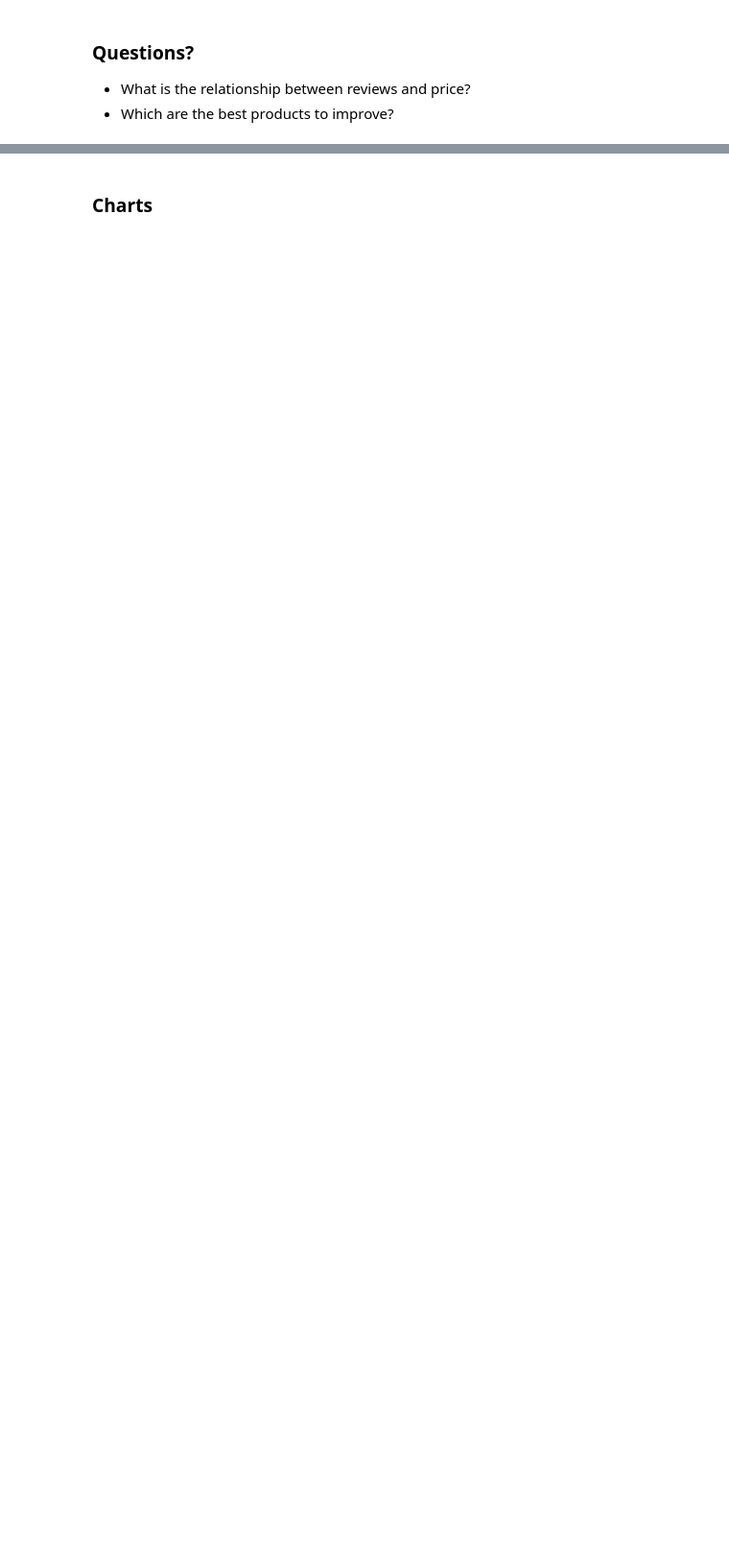
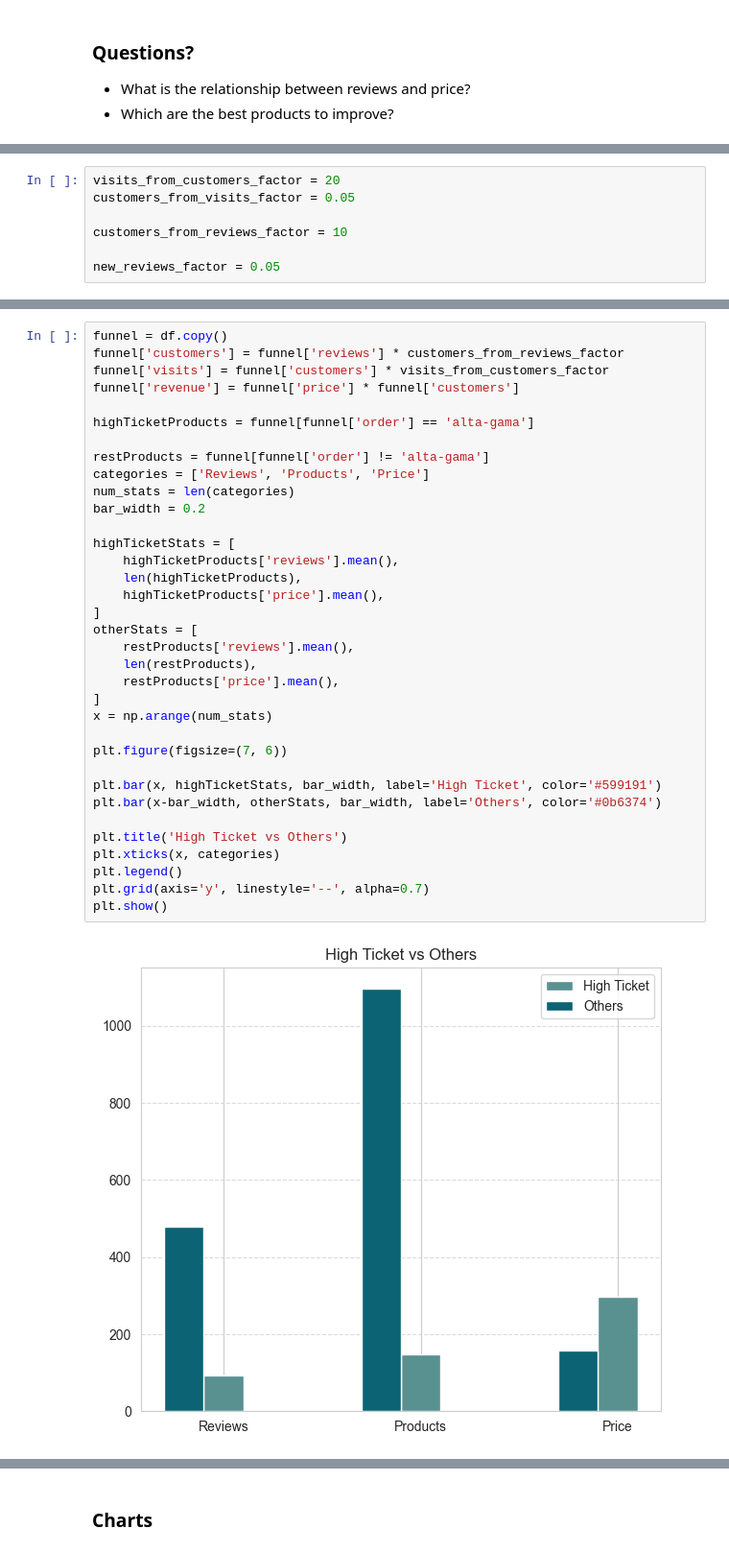
Before and after one commit to BrianValdiviesoDev/reviewshub, a Jupyter notebook: scrapper/services/pccom.ipynb, the cells around one changed output, grey strips where cells are left out. Shown: that part at 96% size. Drawn from its saved outputs; the diff is of its cells as text; blank space fills up the shorter version.

```diff
--- a/scrapper/services/pccom.ipynb
+++ b/scrapper/services/pccom.ipynb
@@ -231,0 +288,7 @@ Mean reviews: 16.428571428571427
+# %%
+visits_from_customers_factor = 20
+customers_from_visits_factor = 0.05
+
+customers_from_reviews_factor = 10
+
+new_reviews_factor = 0.05
@@ -231,0 +299,37 @@ Mean reviews: 16.428571428571427
+# %%
+funnel = df.copy()
+funnel['customers'] = funnel['reviews'] * customers_from_reviews_factor
+funnel['visits'] = funnel['customers'] * visits_from_customers_factor
+funnel['revenue'] = funnel['price'] * funnel['customers']
+
+highTicketProducts = funnel[funnel['order'] == 'alta-gama']
+
+restProducts = funnel[funnel['order'] != 'alta-gama']
+categories = ['Reviews', 'Products', 'Price']
+num_stats = len(categories)
+bar_width = 0.2
+
+highTicketStats = [
+    highTicketProducts['reviews'].mean(),
+    len(highTicketProducts),
+    highTicketProducts['price'].mean(),
+]
+otherStats = [
+    restProducts['reviews'].mean(),
+    len(restProducts),
+    restProducts['price'].mean(),
+]
+x = np.arange(num_stats)
+
+plt.figure(figsize=(7, 6))
+
+plt.bar(x, highTicketStats, bar_width, label='High Ticket', color='#599191')
+plt.bar(x-bar_width, otherStats, bar_width, label='Others', color='#0b6374')
+
+plt.title('High Ticket vs Others')
+plt.xticks(x, categories)
+plt.legend()
+plt.grid(axis='y', linestyle='--', alpha=0.7)
+plt.show()
+# %% [output]
+[figure, added]
```
Also changed, not shown: parts of 47 cells of this notebook, 1 other file.
